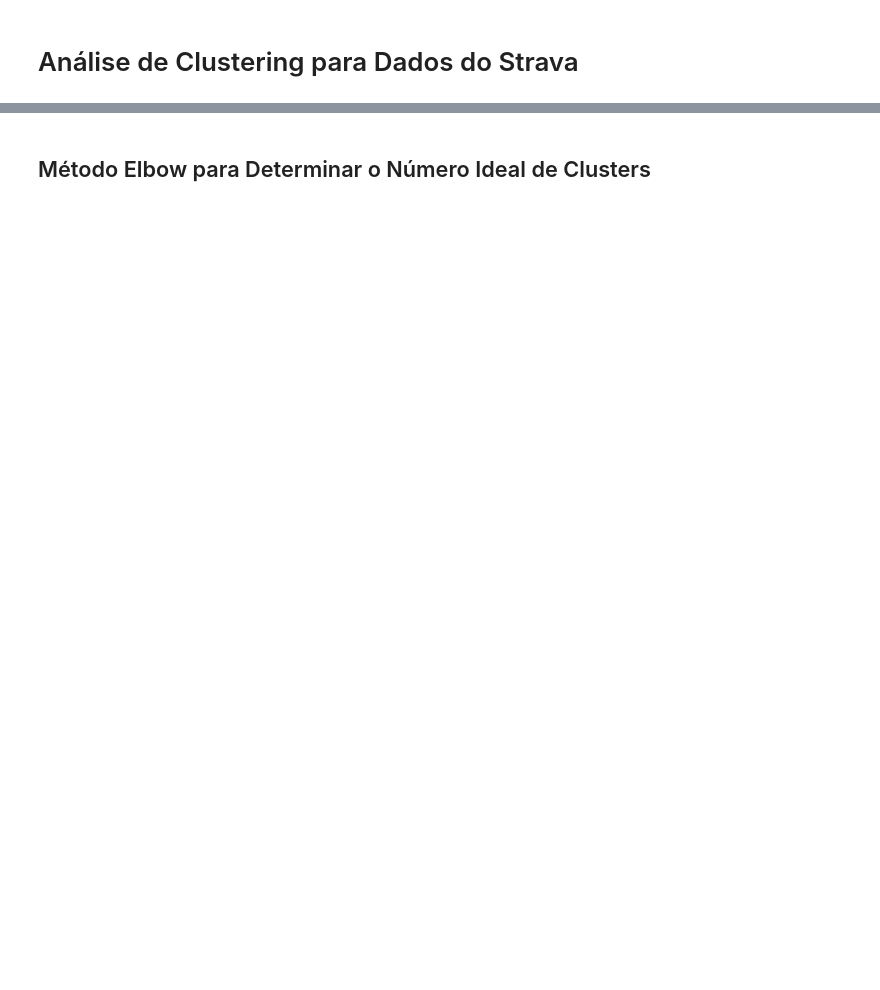
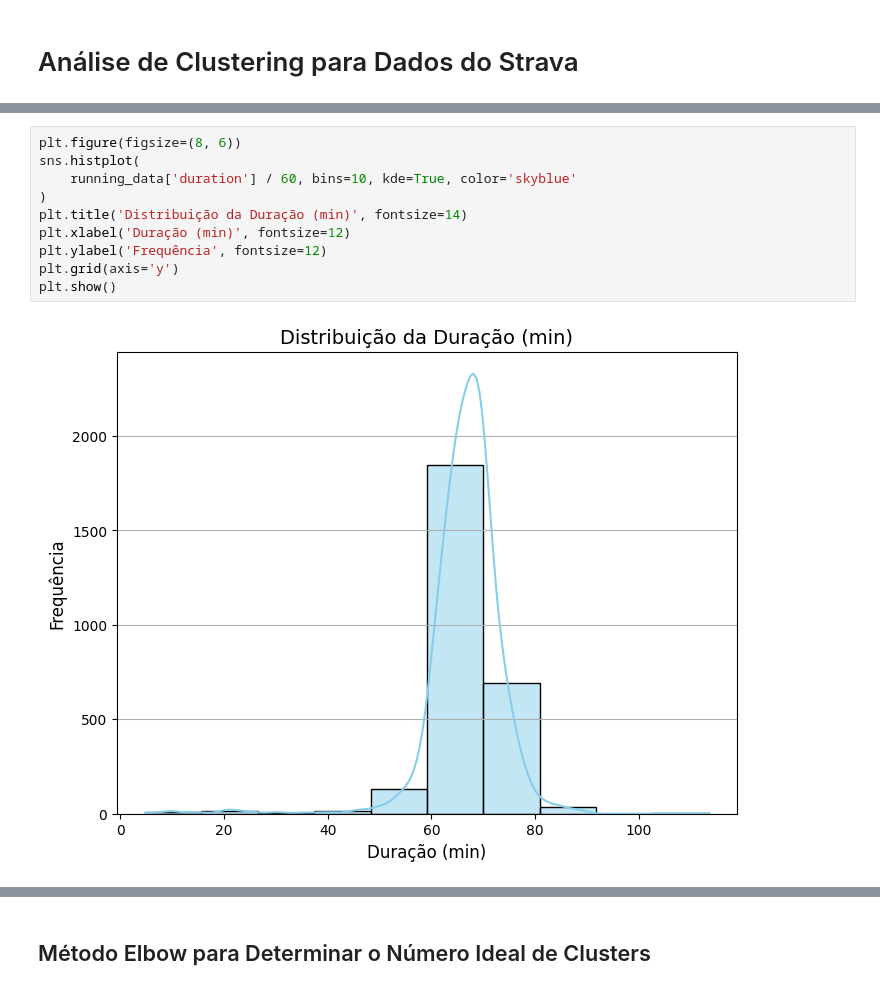
Before and after one commit to CaioCBCouto/RunWiser, a Jupyter notebook: strava_clustering_analysis.ipynb, the cells around one changed output, grey strips where cells are left out. Cells and saved outputs as stored; diff of their text form; blank space fills up the shorter version.

```diff
--- a/strava_clustering_analysis.ipynb
+++ b/strava_clustering_analysis.ipynb
@@ -48,0 +73,12 @@ Name: speed_m_s, dtype: float64
+# %%
+plt.figure(figsize=(8, 6))
+sns.histplot(
+    running_data['duration'] / 60, bins=10, kde=True, color='skyblue'
+)
+plt.title('Distribuição da Duração (min)', fontsize=14)
+plt.xlabel('Duração (min)', fontsize=12)
+plt.ylabel('Frequência', fontsize=12)
+plt.grid(axis='y')
+plt.show()
+# %% [output]
+[figure, added]
```
Also changed, not shown: parts of 12 cells of this notebook, 1 other file.
